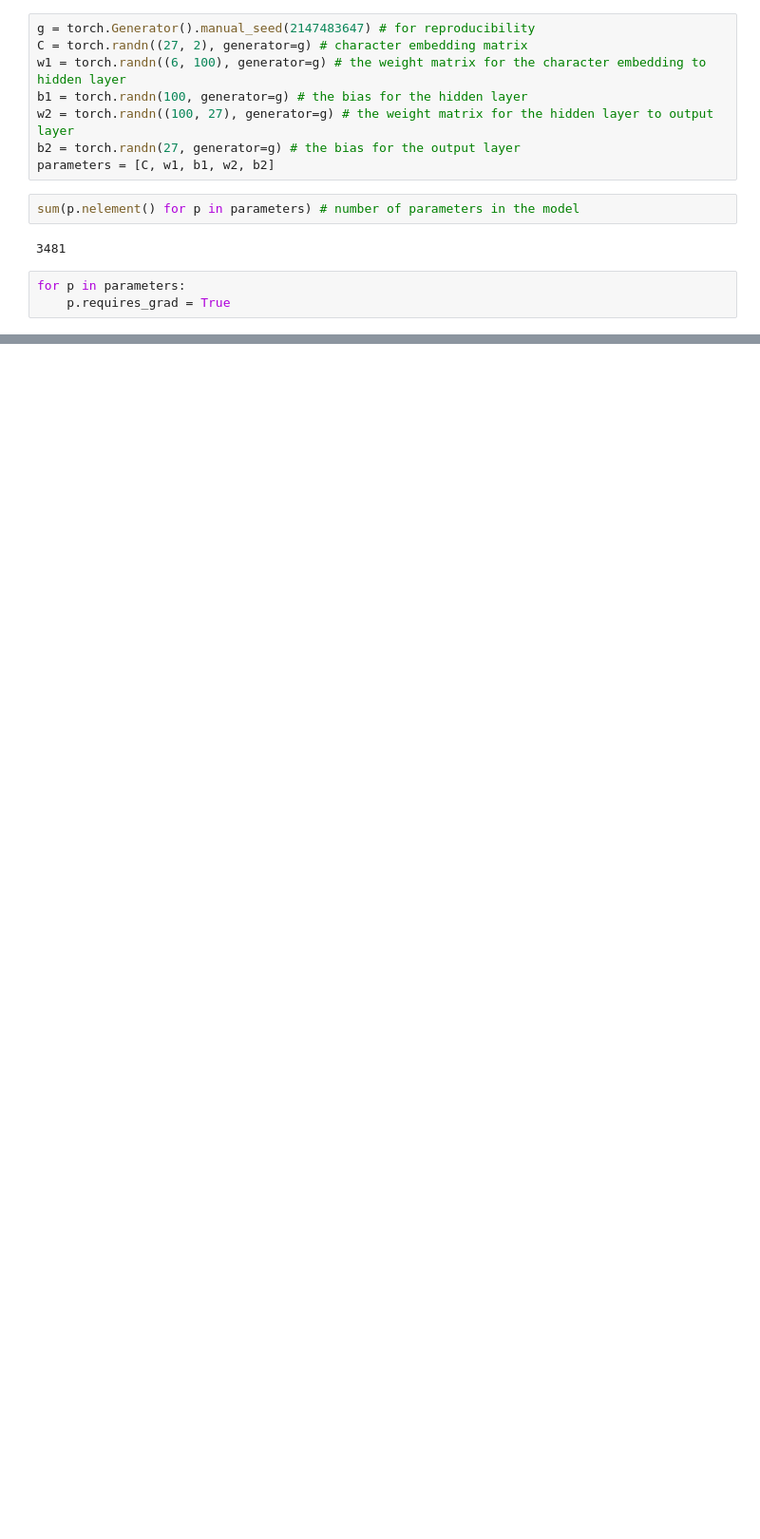
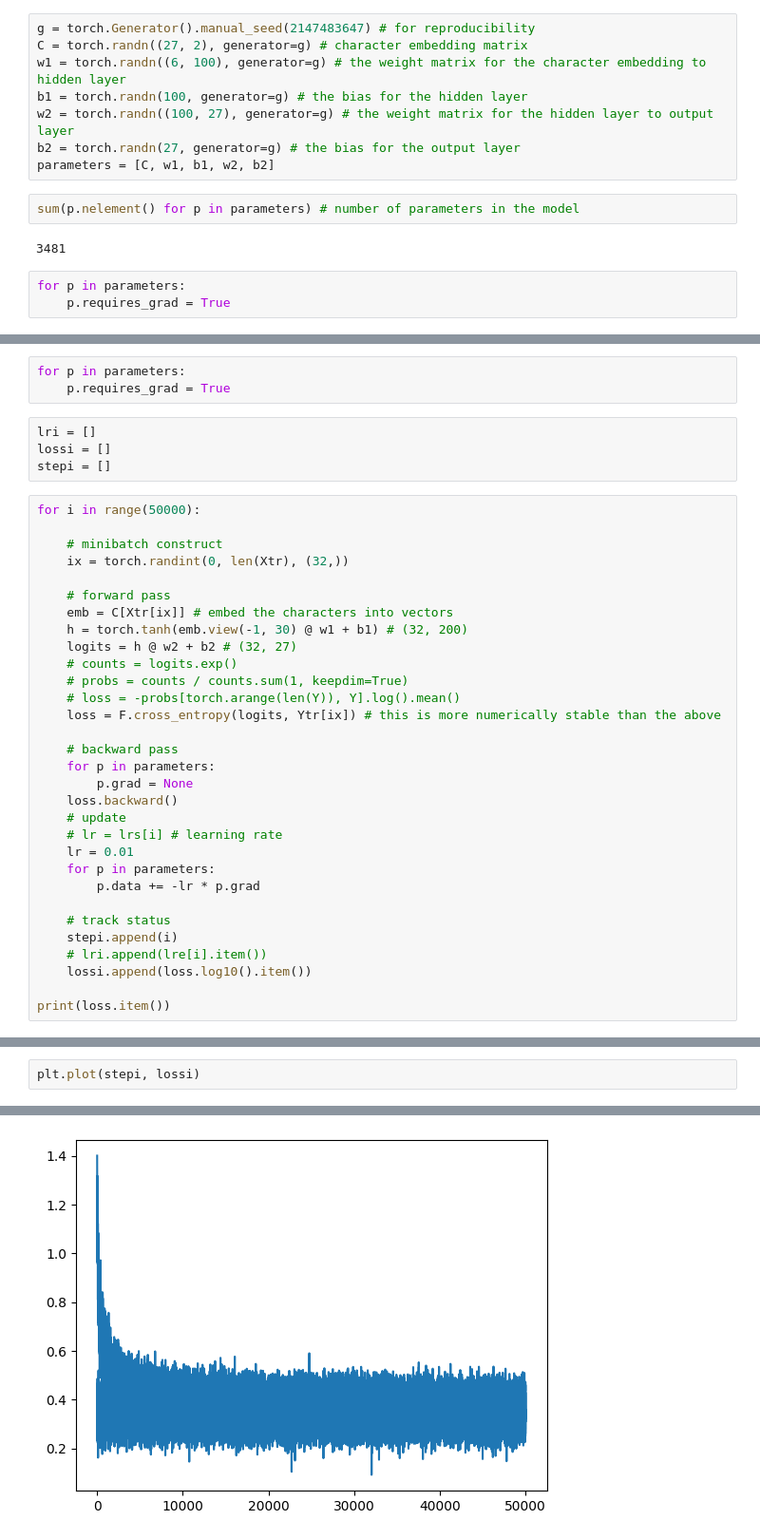
Before and after one commit to Aakash15-Semwal/ml-learning, a Jupyter notebook: makemore/build_makemore_mlp.ipynb, the cells around one changed output, grey strips where cells are left out. Shown at 95% size. Saved outputs shown, nothing was run; the diff lists cells and outputs as text; blank space fills up the shorter version.

```diff
--- a/makemore/build_makemore_mlp.ipynb
+++ b/makemore/build_makemore_mlp.ipynb
@@ -155,0 +222,38 @@ print(loss.item())
+# %%
+for p in parameters:
+    p.requires_grad = True
+# %%
+lri = []
+lossi = []
+stepi = []
+# %%
+for i in range(50000):
+
+    # minibatch construct
+    ix = torch.randint(0, len(Xtr), (32,))
+
+    # forward pass
+    emb = C[Xtr[ix]] # embed the characters into vectors
+    h = torch.tanh(emb.view(-1, 30) @ w1 + b1) # (32, 200)
+    logits = h @ w2 + b2 # (32, 27)
+    # counts = logits.exp()
+    # probs = counts / counts.sum(1, keepdim=True)
+    # loss = -probs[torch.arange(len(Y)), Y].log().mean()
+    loss = F.cross_entropy(logits, Ytr[ix]) # this is more numerically stable than the above
+
+    # backward pass
+    for p in parameters:
+        p.grad = None
+    loss.backward()
+    # update
+    # lr = lrs[i] # learning rate
+    lr = 0.01
+    for p in parameters:
+        p.data += -lr * p.grad
+
+    # track status
+    stepi.append(i)
+    # lri.append(lre[i].item())
+    lossi.append(loss.log10().item())
+
+print(loss.item())
@@ -155,0 +262,3 @@ print(loss.item())
+# %%
+plt.plot(stepi, lossi)
+# %% [output]
@@ -155,0 +266 @@ print(loss.item())
+[figure, added]
```
Also changed, not shown: parts of 22 cells of this notebook.
